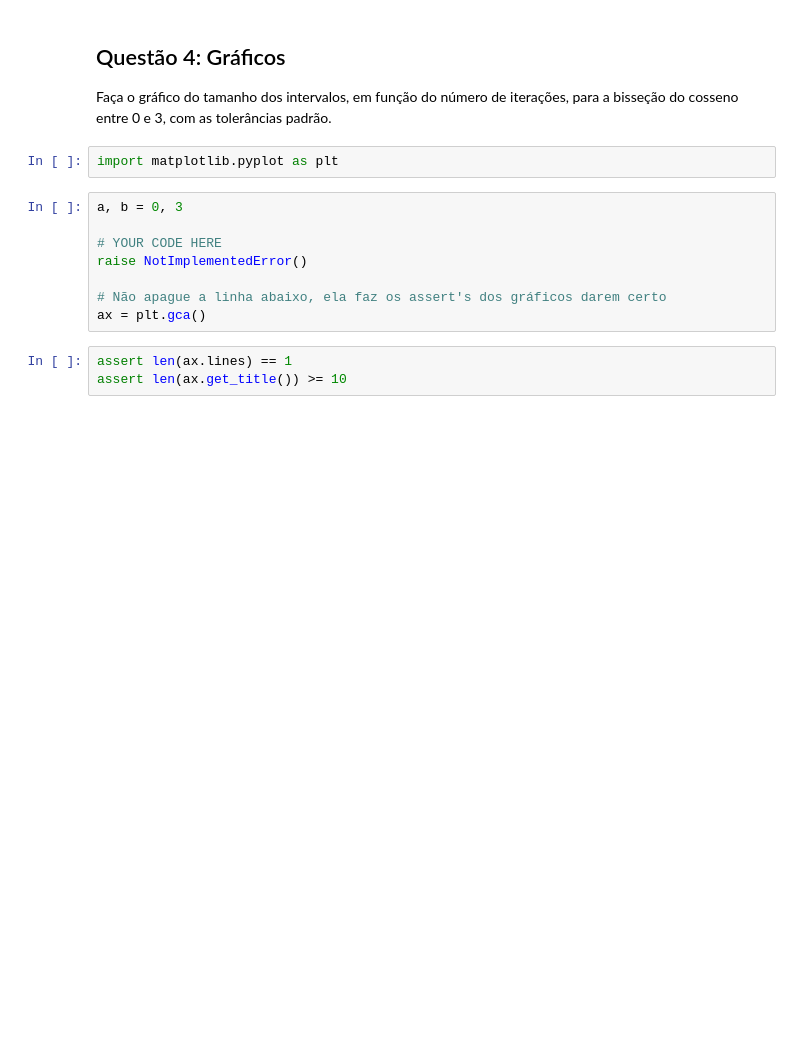
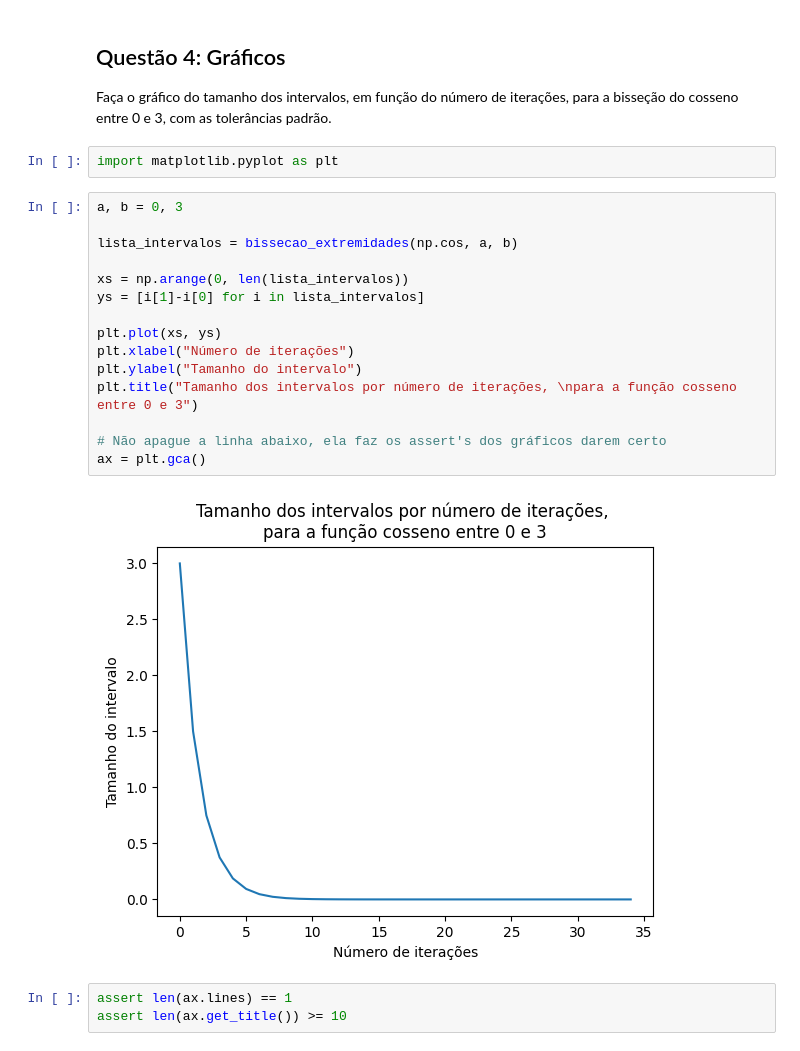
Before and after one commit to storino/sc-mae113, a Jupyter notebook: Teste2.ipynb, the cells around one changed output. Cells and saved outputs as stored; diff of their text form; blank space fills up the shorter version.

```diff
--- a/Teste2.ipynb
+++ b/Teste2.ipynb
@@ -199,14 +199,23 @@ Faça o gráfico do tamanho dos intervalos, em função do número de iteraçõe
 para a bisseção do cosseno entre 0 e 3, com as tolerâncias padrão.
 # %%
 import matplotlib.pyplot as plt
-# %%
-a, b = 0, 3
-
-# YOUR CODE HERE
-raise NotImplementedError()
-
-# Não apague a linha abaixo, ela faz os assert's dos gráficos darem certo
-ax = plt.gca()
+# %%
+a, b = 0, 3
+
+lista_intervalos = bissecao_extremidades(np.cos, a, b)
+
+xs = np.arange(0, len(lista_intervalos))
+ys = [i[1]-i[0] for i in lista_intervalos]
+
+plt.plot(xs, ys)
+plt.xlabel("Número de iterações")
+plt.ylabel("Tamanho do intervalo")
+plt.title("Tamanho dos intervalos por número de iterações, \npara a função cosseno entre 0 e 3")
+
+# Não apague a linha abaixo, ela faz os assert's dos gráficos darem certo
+ax = plt.gca()
+# %% [output]
+[figure, added]
 # %%
 assert len(ax.lines) == 1
 assert len(ax.get_title()) >= 10
```
Also changed, not shown: parts of 6 cells of this notebook.
